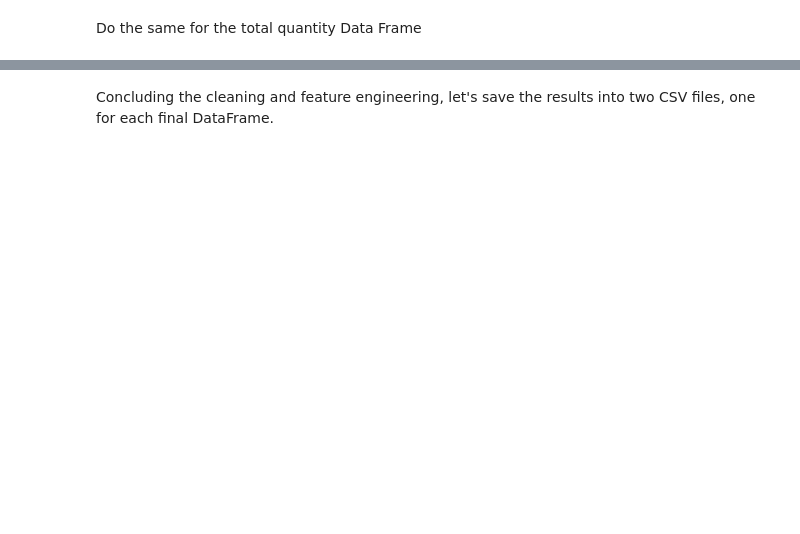
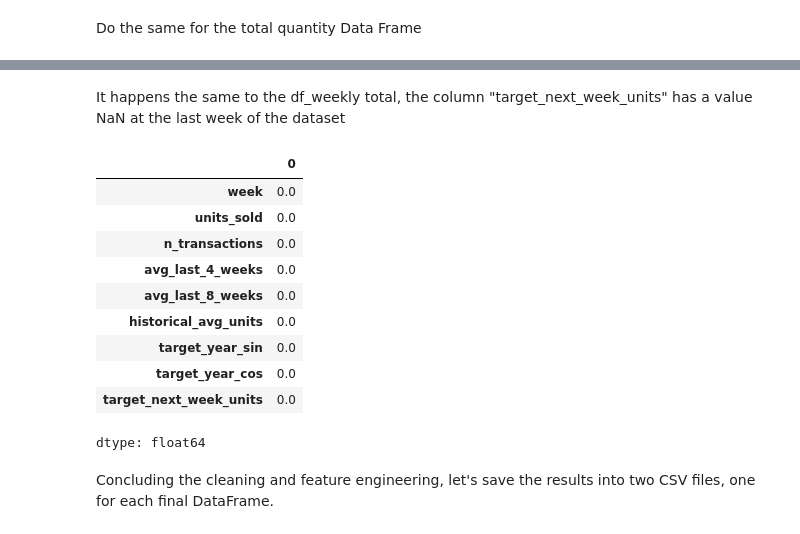
Before and after one commit to MauricioLlugdar/CoffeeShop-Sales, a Jupyter notebook: 01_CoffeeShopSales_Analysis_Exploration_Cleaning.ipynb, the cells around one changed output, grey strips where cells are left out. Drawn from its saved outputs; the diff is of its cells as text; code cells hidden in the pictures; blank space fills up the shorter version.

Commit message:
Corrijo NaN ultima semana del dataset para df_weekly_total

```diff
--- a/01_CoffeeShopSales_Analysis_Exploration_Cleaning.ipynb
+++ b/01_CoffeeShopSales_Analysis_Exploration_Cleaning.ipynb
@@ -919,6 +919,23 @@ display(df_weekly_total.head())
 | 2 | 2023-01-09 | 576.0 | 191 | 399.00 | 399.00 | 399.00 | ... |
 | 3 | 2023-01-16 | 502.0 | 170 | 424.75 | 424.75 | 424.75 | ... |
 | 4 | 2023-01-23 | 558.0 | 187 | 548.50 | 451.40 | 451.40 | ... |
+# %% [markdown]
+It happens the same to the df_weekly total, the column "target_next_week_units" has a value NaN at the last week of the dataset
+# %%
+df_weekly_total = df_weekly_total.dropna(subset=["target_next_week_units"])
+df_weekly_total.isna().mean().sort_values(ascending=False)
+# %% [output]
+|  | 0 |
+| week | 0.0 |
+| units_sold | 0.0 |
+| n_transactions | 0.0 |
+| avg_last_4_weeks | 0.0 |
+| avg_last_8_weeks | 0.0 |
+| historical_avg_units | 0.0 |
+| target_year_sin | 0.0 |
+| target_year_cos | 0.0 |
+| target_next_week_units | 0.0 |
+dtype: float64
 # %% [markdown]
 Concluding the cleaning and feature engineering, let's save the results into two CSV files, one for each final DataFrame.
 # %%
```
